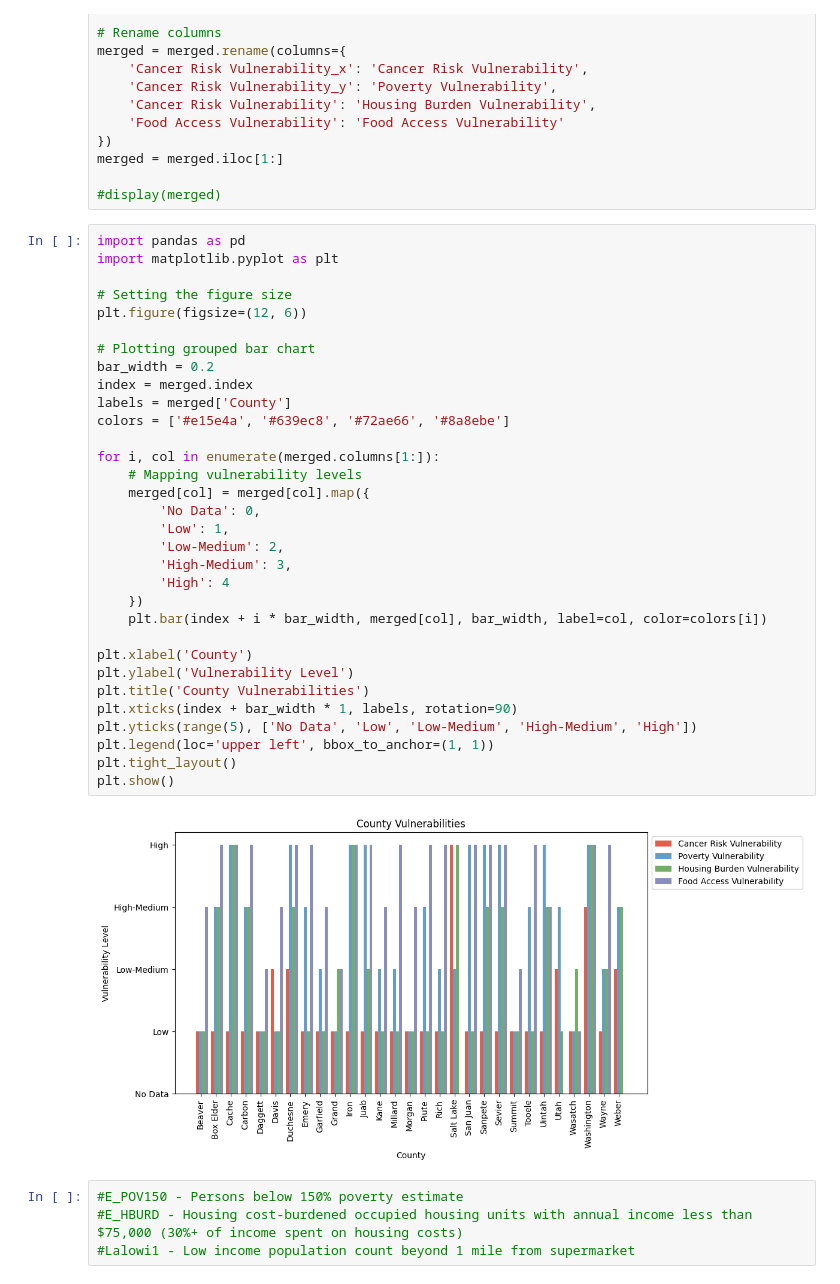
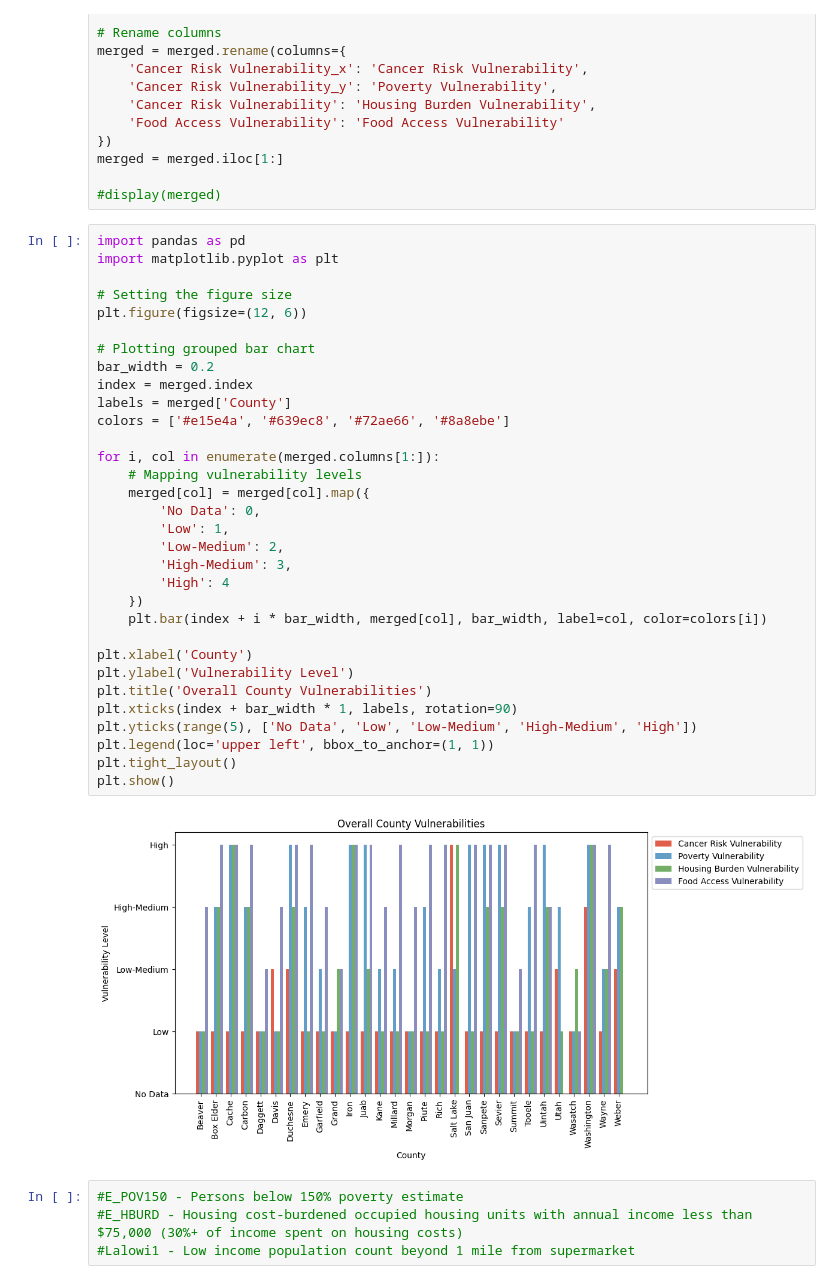
Before and after one commit to js-choi/sdh-data-wrangling, a Jupyter notebook: maps.ipynb, the cells around one changed output. Cells and saved outputs as stored; diff of their text form.

```diff
--- a/maps.ipynb
+++ b/maps.ipynb
@@ -302,35 +302,35 @@ import pandas as pd
 import matplotlib.pyplot as plt
 
 # Setting the figure size
 plt.figure(figsize=(12, 6))
 
 # Plotting grouped bar chart
 bar_width = 0.2
 index = merged.index
 labels = merged['County']
 colors = ['#e15e4a', '#639ec8', '#72ae66', '#8a8ebe']
 
 for i, col in enumerate(merged.columns[1:]):
     # Mapping vulnerability levels
     merged[col] = merged[col].map({
         'No Data': 0,
         'Low': 1,
         'Low-Medium': 2,
         'High-Medium': 3,
         'High': 4
     })
     plt.bar(index + i * bar_width, merged[col], bar_width, label=col, color=colors[i])
 
 plt.xlabel('County')
 plt.ylabel('Vulnerability Level')
-plt.title('County Vulnerabilities')
+plt.title('Overall County Vulnerabilities')
 plt.xticks(index + bar_width * 1, labels, rotation=90)
 plt.yticks(range(5), ['No Data', 'Low', 'Low-Medium', 'High-Medium', 'High'])
 plt.legend(loc='upper left', bbox_to_anchor=(1, 1))
 plt.tight_layout()
 plt.show()
 # %% [output]
-[figure, old version]
+[figure, new version]
 # %%
 #E_POV150 - Persons below 150% poverty estimate
 #E_HBURD - Housing cost-burdened occupied housing units with annual income less than $75,000 (30%+ of income spent on housing costs)
```
